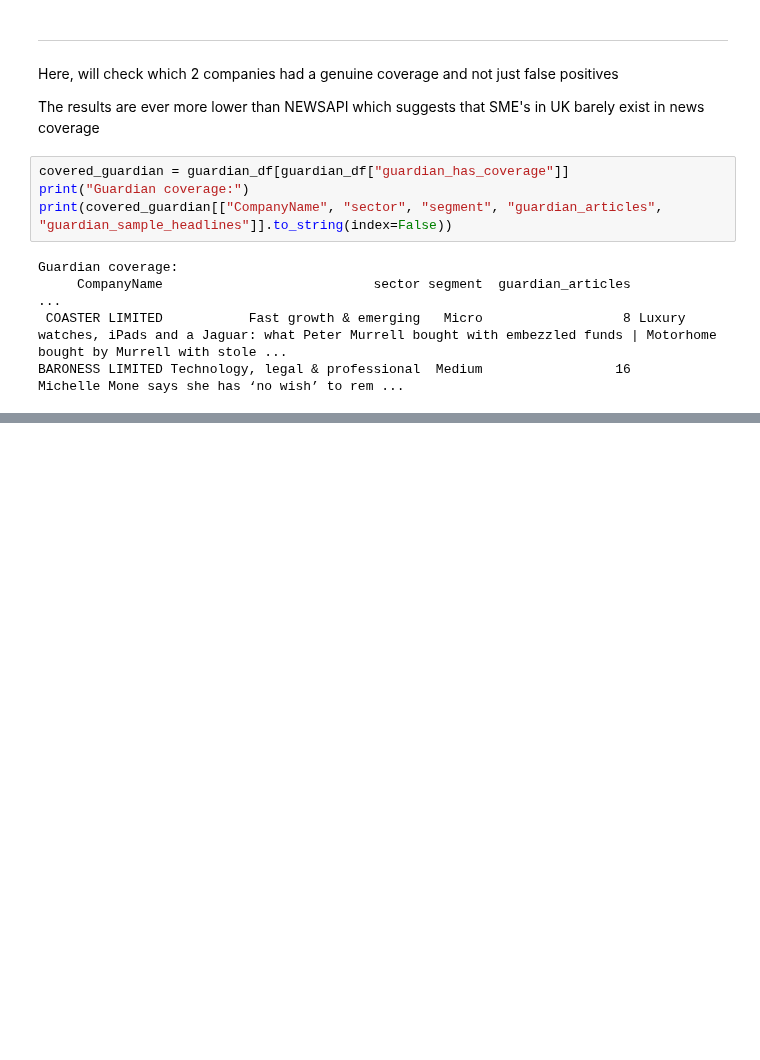
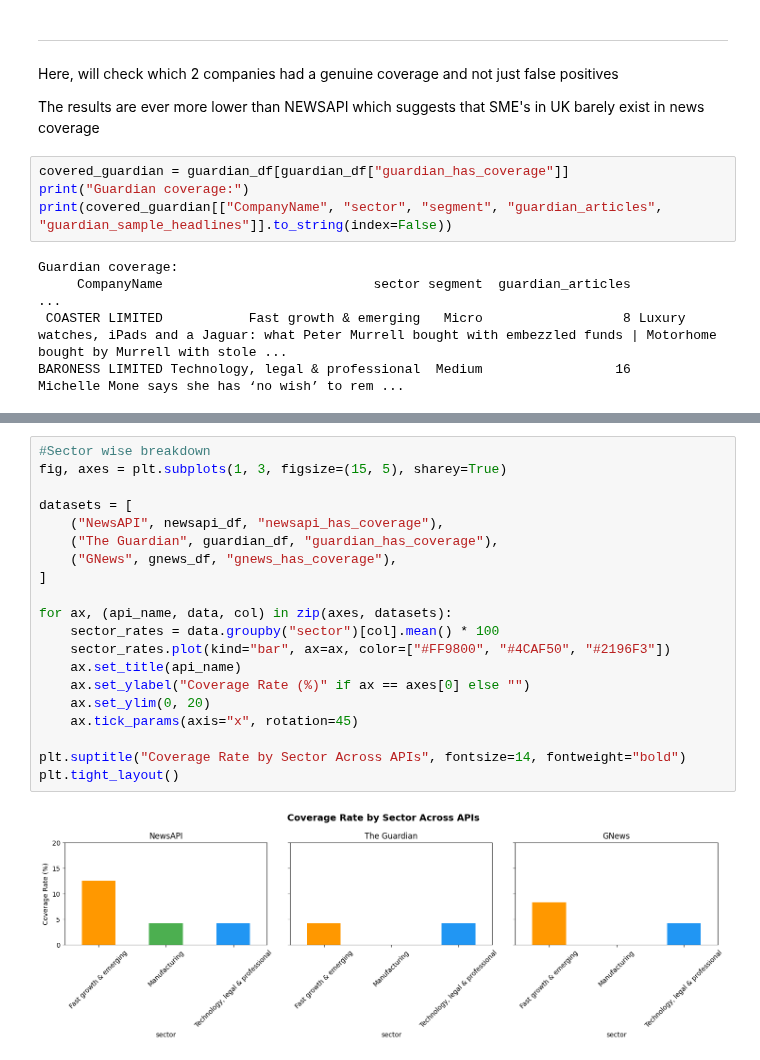
Before and after one commit to Viklin41/lloyds-commercial-banking-intelligence-2026, a Jupyter notebook: notebooks/API.ipynb, the cells around one changed output, grey strips where cells are left out. Saved outputs shown, nothing was run; the diff lists cells and outputs as text; blank space fills up the shorter version.

```diff
--- a/notebooks/API.ipynb
+++ b/notebooks/API.ipynb
@@ -548,0 +712,22 @@ BARONESS LIMITED Technology, legal & professional  Medium                 16
+# %%
+#Sector wise breakdown
+fig, axes = plt.subplots(1, 3, figsize=(15, 5), sharey=True)
+
+datasets = [
+    ("NewsAPI", newsapi_df, "newsapi_has_coverage"),
+    ("The Guardian", guardian_df, "guardian_has_coverage"),
+    ("GNews", gnews_df, "gnews_has_coverage"),
+]
+
+for ax, (api_name, data, col) in zip(axes, datasets):
+    sector_rates = data.groupby("sector")[col].mean() * 100
+    sector_rates.plot(kind="bar", ax=ax, color=["#FF9800", "#4CAF50", "#2196F3"])
+    ax.set_title(api_name)
+    ax.set_ylabel("Coverage Rate (%)" if ax == axes[0] else "")
+    ax.set_ylim(0, 20)
+    ax.tick_params(axis="x", rotation=45)
+
+plt.suptitle("Coverage Rate by Sector Across APIs", fontsize=14, fontweight="bold")
+plt.tight_layout()
+# %% [output]
+[figure, added]
```
Also changed, not shown: parts of 19 cells of this notebook.
